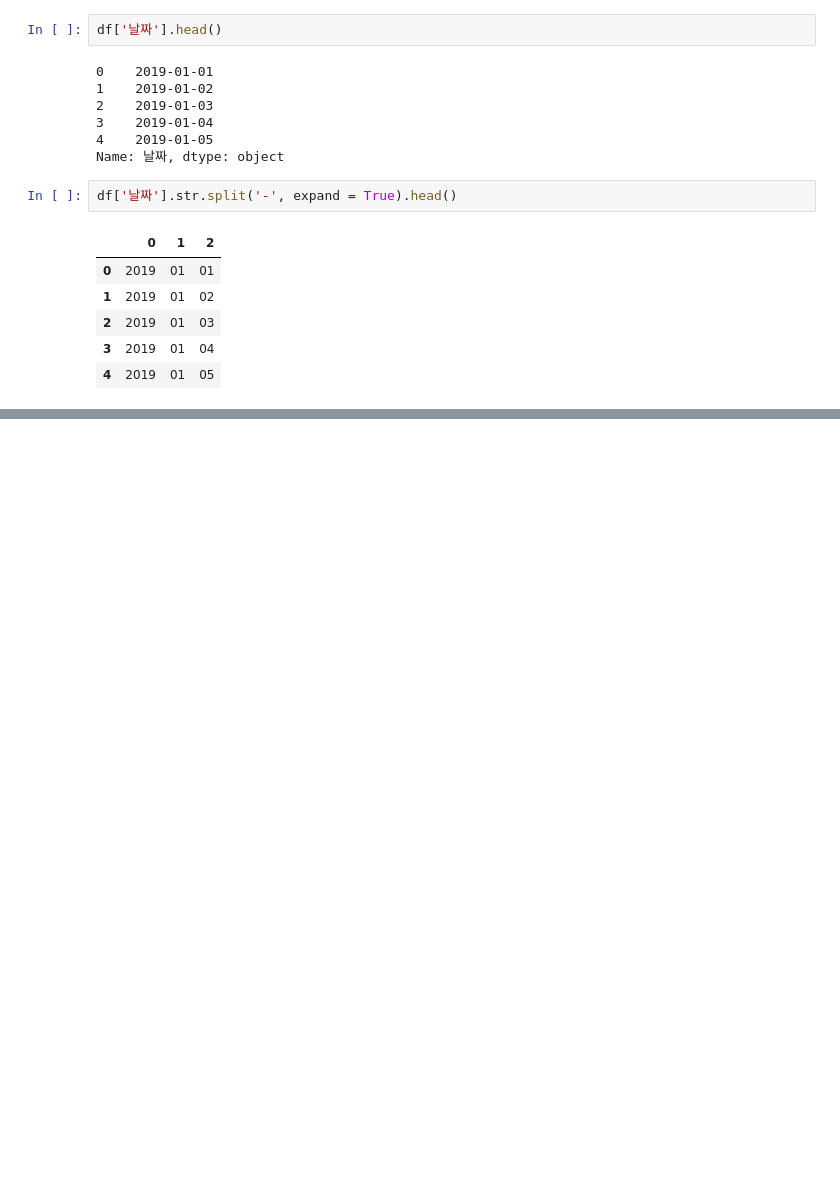
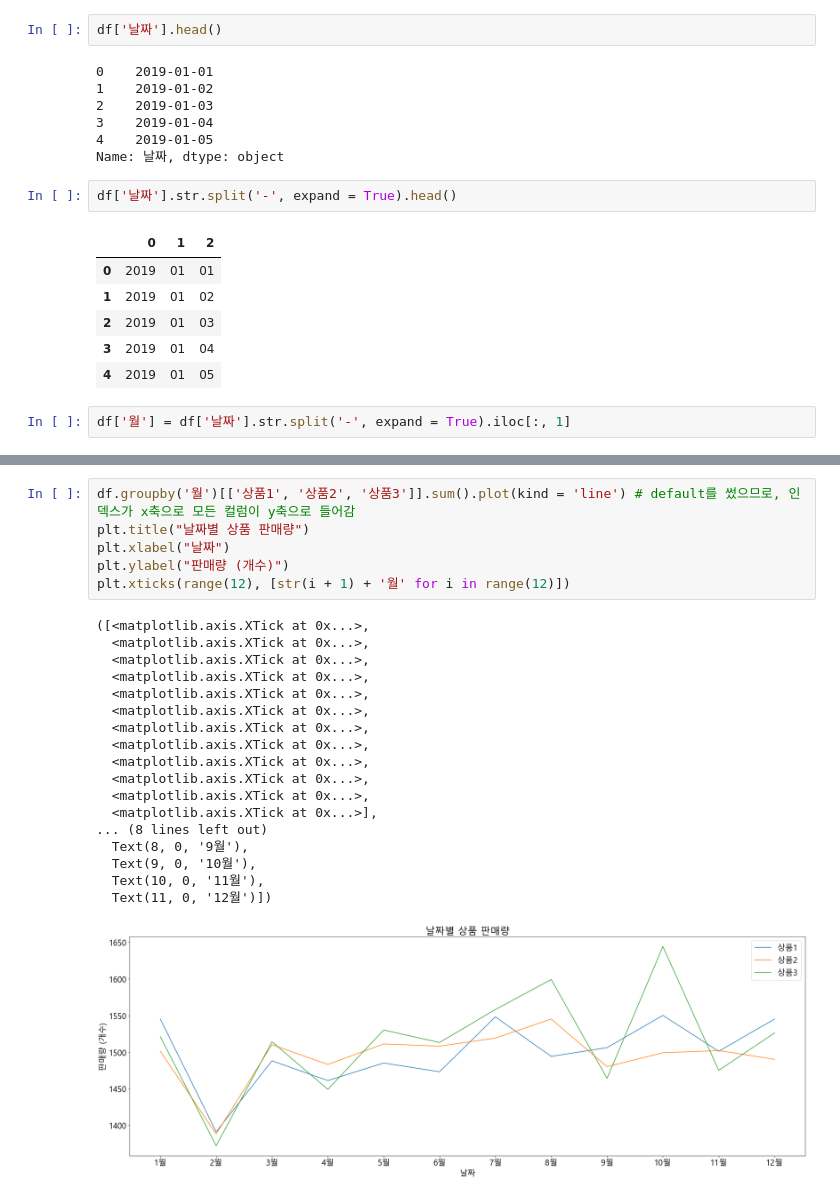
Before and after one commit to Huni0318/preprocessing, a Jupyter notebook: 07. 연습/practice1.ipynb, the cells around one changed output, grey strips where cells are left out. Drawn from its saved outputs; the diff is of its cells as text; blank space fills up the shorter version.

```diff
--- a/07. 연습/practice1.ipynb
+++ b/07. 연습/practice1.ipynb
@@ -413,3 +413,5 @@ df['날짜'].str.split('-', expand = True).head()
 | 2 | 2019 | 01 | 03 |
 | 3 | 2019 | 01 | 04 |
 | 4 | 2019 | 01 | 05 |
+# %%
+df['월'] = df['날짜'].str.split('-', expand = True).iloc[:, 1]
@@ -415,0 +444,25 @@ df['날짜'].str.split('-', expand = True).head()
+# %%
+df.groupby('월')[['상품1', '상품2', '상품3']].sum().plot(kind = 'line') # default를 썼으므로, 인덱스가 x축으로 모든 컬럼이 y축으로 들어감
+plt.title("날짜별 상품 판매량")
+plt.xlabel("날짜")
+plt.ylabel("판매량 (개수)")
+plt.xticks(range(12), [str(i + 1) + '월' for i in range(12)])
+# %% [output]
+([<matplotlib.axis.XTick at 0x...>,
+  <matplotlib.axis.XTick at 0x...>,
+  <matplotlib.axis.XTick at 0x...>,
+  <matplotlib.axis.XTick at 0x...>,
+  <matplotlib.axis.XTick at 0x...>,
+  <matplotlib.axis.XTick at 0x...>,
+  <matplotlib.axis.XTick at 0x...>,
+  <matplotlib.axis.XTick at 0x...>,
+  <matplotlib.axis.XTick at 0x...>,
+  <matplotlib.axis.XTick at 0x...>,
+  <matplotlib.axis.XTick at 0x...>,
+  <matplotlib.axis.XTick at 0x...>],
+... (8 lines left out)
+  Text(8, 0, '9월'),
+  Text(9, 0, '10월'),
+  Text(10, 0, '11월'),
+  Text(11, 0, '12월')])
+[figure, added]
```
Also changed, not shown: parts of 2 cells of this notebook.
